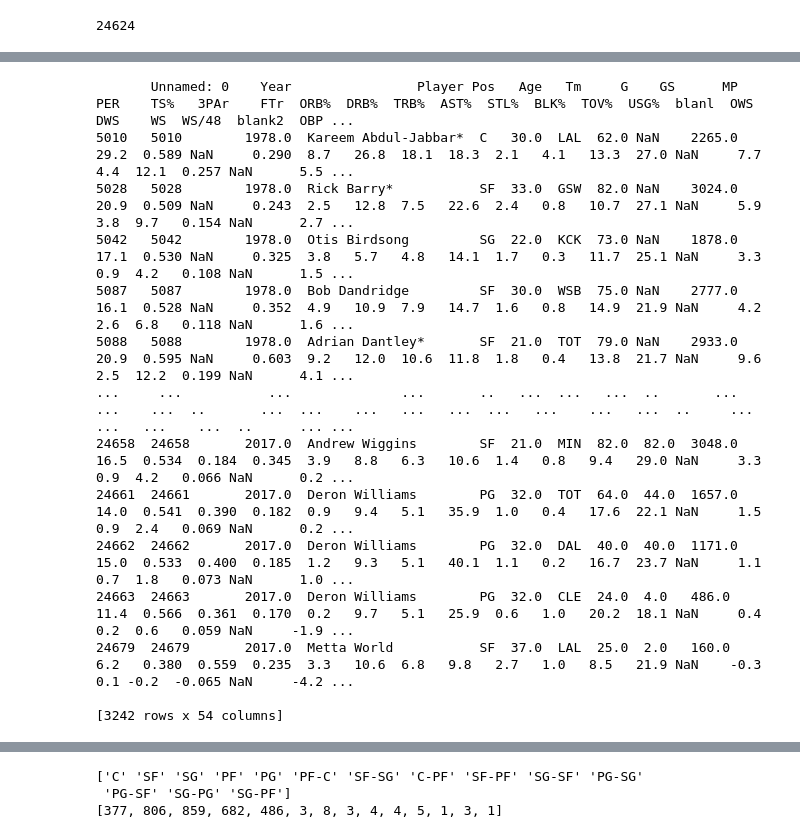
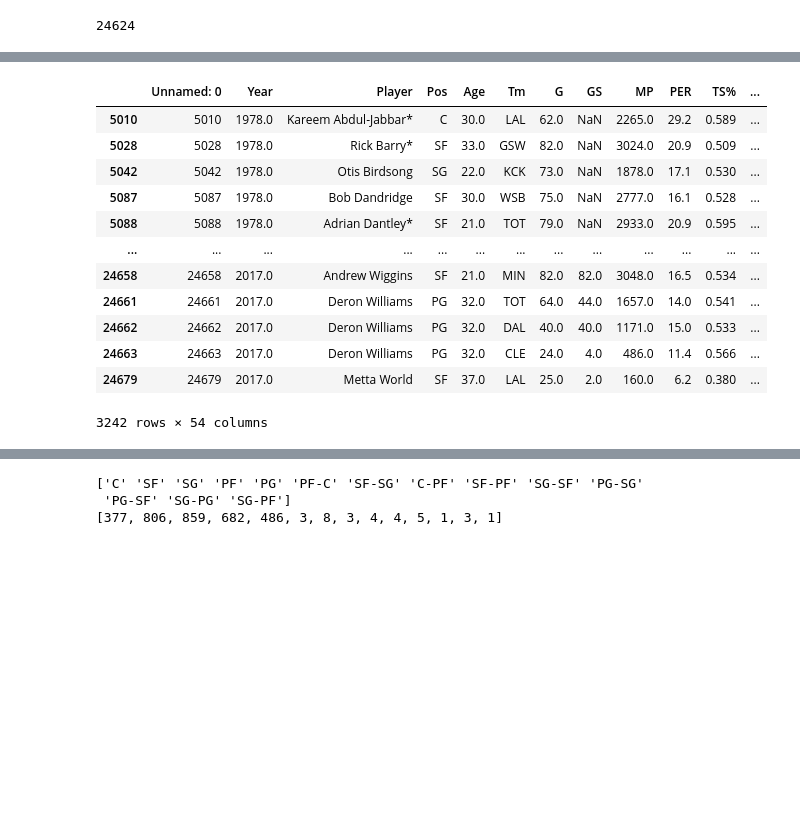
Before and after one commit to nbritto795/nbritto795.github.io, a Jupyter notebook: FinalProject.ipynb, the cells around one changed output, grey strips where cells are left out. Drawn from its saved outputs; the diff is of its cells as text; code cells hidden in the pictures; blank space fills up the shorter version.

```diff
--- a/FinalProject.ipynb
+++ b/FinalProject.ipynb
@@ -68,34 +67,33 @@ df = df.drop_duplicates()
 # %%
 #we need to greatly reduce the amount of players that we have. Since points are one of the most important factors in winning a basketball game, the ability to score
 #those points is very importnant, we will be eliminating any player that has not been able to average more than 20 pts in any one season. To do this we will take the
 #amount of points they have scored in a season and divide it by the number of games they played to see if it was more than 20. We will then filter our original dataframe
 #on the players that have more than 20.0 PPG (Points per game)
 
 df["PPG"] = df["PTS"]/df["G"]
 listofPlayers = df[df.PPG>20.0].Player
 listofPlayers = listofPlayers.tolist()
 #print(len(listofPlayers))
 #do a loop to check if the player is in our list of top 982
 #df1 = df[df.Player == listofPlayers]
 #print(df)
 for index, row in df.iterrows():
     if row['Player'] not in listofPlayers:
         df = df.drop(index)
 
-print(df)
+display(df)
 # %% [output]
+|  | Unnamed: 0 | Year | Player | Pos | Age | Tm | G | GS | MP | PER | TS% | ... |
+| 5010 | 5010 | 1978.0 | Kareem Abdul-Jabbar* | C | 30.0 | LAL | 62.0 | NaN | 2265.0 | 29.2 | 0.589 | ... |
+| 5028 | 5028 | 1978.0 | Rick Barry* | SF | 33.0 | GSW | 82.0 | NaN | 3024.0 | 20.9 | 0.509 | ... |
+| 5042 | 5042 | 1978.0 | Otis Birdsong | SG | 22.0 | KCK | 73.0 | NaN | 1878.0 | 17.1 | 0.530 | ... |
+| 5087 | 5087 | 1978.0 | Bob Dandridge | SF | 30.0 | WSB | 75.0 | NaN | 2777.0 | 16.1 | 0.528 | ... |
+| 5088 | 5088 | 1978.0 | Adrian Dantley* | SF | 21.0 | TOT | 79.0 | NaN | 2933.0 | 20.9 | 0.595 | ... |
+| ... | ... | ... | ... | ... | ... | ... | ... | ... | ... | ... | ... | ... |
+| 24658 | 24658 | 2017.0 | Andrew Wiggins | SF | 21.0 | MIN | 82.0 | 82.0 | 3048.0 | 16.5 | 0.534 | ... |
+| 24661 | 24661 | 2017.0 | Deron Williams | PG | 32.0 | TOT | 64.0 | 44.0 | 1657.0 | 14.0 | 0.541 | ... |
+| 24662 | 24662 | 2017.0 | Deron Williams | PG | 32.0 | DAL | 40.0 | 40.0 | 1171.0 | 15.0 | 0.533 | ... |
+| 24663 | 24663 | 2017.0 | Deron Williams | PG | 32.0 | CLE | 24.0 | 4.0 | 486.0 | 11.4 | 0.566 | ... |
+| 24679 | 24679 | 2017.0 | Metta World | SF | 37.0 | LAL | 25.0 | 2.0 | 160.0 | 6.2 | 0.380 | ... |
-       Unnamed: 0    Year                Player Pos   Age   Tm     G    GS      MP   PER    TS%   3PAr    FTr  ORB%  DRB%  TRB%  AST%  STL%  BLK%  TOV%  USG%  blanl  OWS  DWS    WS  WS/48  blank2  OBP ...
-5010   5010        1978.0  Kareem Abdul-Jabbar*  C   30.0  LAL  62.0 NaN    2265.0  29.2  0.589 NaN     0.290  8.7   26.8  18.1  18.3  2.1   4.1   13.3  27.0 NaN     7.7  4.4  12.1  0.257 NaN      5.5 ...
-5028   5028        1978.0  Rick Barry*           SF  33.0  GSW  82.0 NaN    3024.0  20.9  0.509 NaN     0.243  2.5   12.8  7.5   22.6  2.4   0.8   10.7  27.1 NaN     5.9  3.8  9.7   0.154 NaN      2.7 ...
-5042   5042        1978.0  Otis Birdsong         SG  22.0  KCK  73.0 NaN    1878.0  17.1  0.530 NaN     0.325  3.8   5.7   4.8   14.1  1.7   0.3   11.7  25.1 NaN     3.3  0.9  4.2   0.108 NaN      1.5 ...
-5087   5087        1978.0  Bob Dandridge         SF  30.0  WSB  75.0 NaN    2777.0  16.1  0.528 NaN     0.352  4.9   10.9  7.9   14.7  1.6   0.8   14.9  21.9 NaN     4.2  2.6  6.8   0.118 NaN      1.6 ...
-5088   5088        1978.0  Adrian Dantley*       SF  21.0  TOT  79.0 NaN    2933.0  20.9  0.595 NaN     0.603  9.2   12.0  10.6  11.8  1.8   0.4   13.8  21.7 NaN     9.6  2.5  12.2  0.199 NaN      4.1 ...
-...     ...           ...              ...       ..   ...  ...   ...  ..       ...   ...    ...  ..       ...  ...    ...   ...   ...  ...   ...    ...   ...  ..     ...  ...   ...    ...  ..      ... ...
-24658  24658       2017.0  Andrew Wiggins        SF  21.0  MIN  82.0  82.0  3048.0  16.5  0.534  0.184  0.345  3.9   8.8   6.3   10.6  1.4   0.8   9.4   29.0 NaN     3.3  0.9  4.2   0.066 NaN      0.2 ...
-24661  24661       2017.0  Deron Williams        PG  32.0  TOT  64.0  44.0  1657.0  14.0  0.541  0.390  0.182  0.9   9.4   5.1   35.9  1.0   0.4   17.6  22.1 NaN     1.5  0.9  2.4   0.069 NaN      0.2 ...
-24662  24662       2017.0  Deron Williams        PG  32.0  DAL  40.0  40.0  1171.0  15.0  0.533  0.400  0.185  1.2   9.3   5.1   40.1  1.1   0.2   16.7  23.7 NaN     1.1  0.7  1.8   0.073 NaN      1.0 ...
-24663  24663       2017.0  Deron Williams        PG  32.0  CLE  24.0  4.0   486.0   11.4  0.566  0.361  0.170  0.2   9.7   5.1   25.9  0.6   1.0   20.2  18.1 NaN     0.4  0.2  0.6   0.059 NaN     -1.9 ...
-24679  24679       2017.0  Metta World           SF  37.0  LAL  25.0  2.0   160.0   6.2   0.380  0.559  0.235  3.3   10.6  6.8   9.8   2.7   1.0   8.5   21.9 NaN    -0.3  0.1 -0.2  -0.065 NaN     -4.2 ...
-
-[3242 rows x 54 columns]
+3242 rows × 54 columns
 # %%
```
Also changed, not shown: parts of 4 cells of this notebook, 1 other file.
